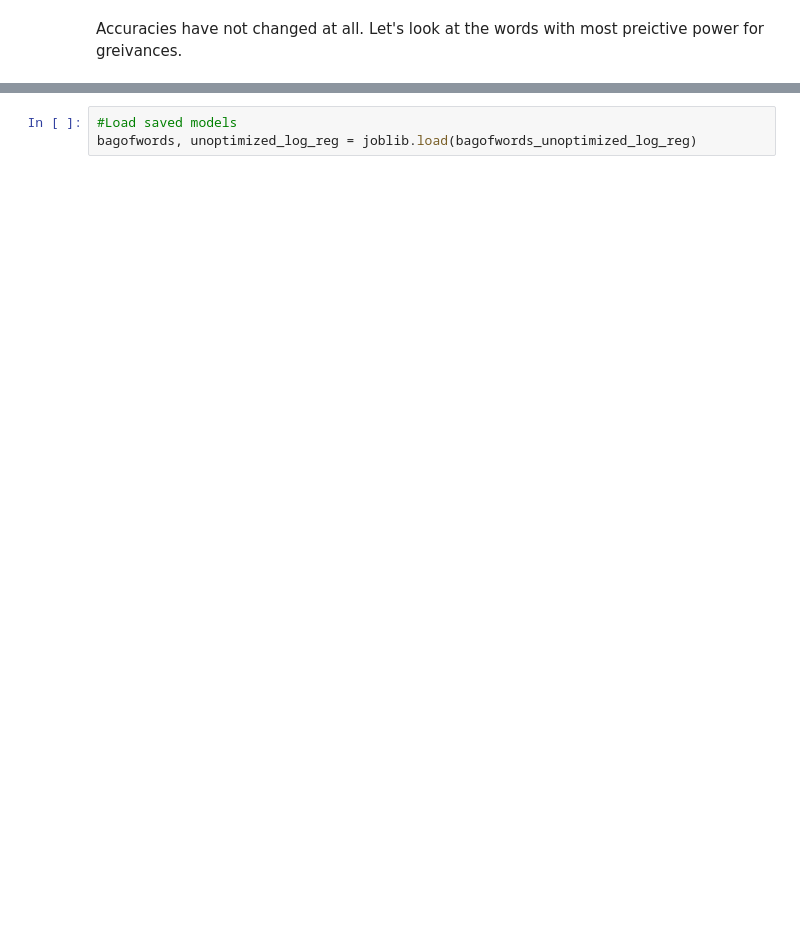
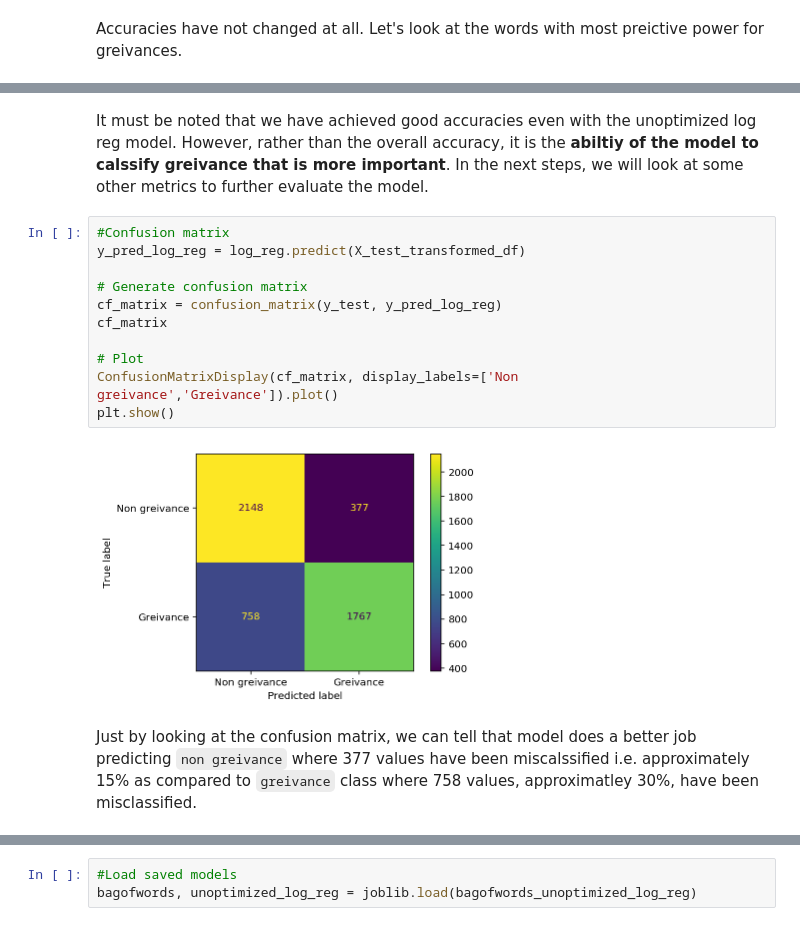
Before and after one commit to apandey86/capstone_community_problems, a Jupyter notebook: vectorization_fit_model.ipynb, the cells around one changed output, grey strips where cells are left out. Cells and saved outputs as stored; diff of their text form; blank space fills up the shorter version.

Commit message:
Completed fit on initial unoptimized model fits and did a comparison to decided which models will tuned with gridsearch. Step complete. Next steps - Model tuning in sagemaker

```diff
--- a/vectorization_fit_model.ipynb
+++ b/vectorization_fit_model.ipynb
@@ -461,0 +461,17 @@ Predictive words mnake a lot more sense now. However, there are still a few word
+# %% [markdown]
+It must be noted that we have achieved good accuracies even with the unoptimized log reg model. However, rather than the overall accuracy, it is the **abiltiy of the model to calssify greivance that is more important**. In the next steps, we will look at some other metrics to further evaluate the model.
+# %%
+#Confusion matrix
+y_pred_log_reg = log_reg.predict(X_test_transformed_df)
+
+# Generate confusion matrix
+cf_matrix = confusion_matrix(y_test, y_pred_log_reg)
+cf_matrix
+
+# Plot
+ConfusionMatrixDisplay(cf_matrix, display_labels=['Non greivance','Greivance']).plot()
+plt.show()
+# %% [output]
+[figure, added]
+# %% [markdown]
+Just by looking at the confusion matrix, we can tell that model does a better job predicting `non greivance` where 377 values have been miscalssified i.e. approximately 15% as compared to `greivance` class where 758 values, approximatley 30%, have been misclassified.
```
Also changed, not shown: parts of 58 cells of this notebook.
